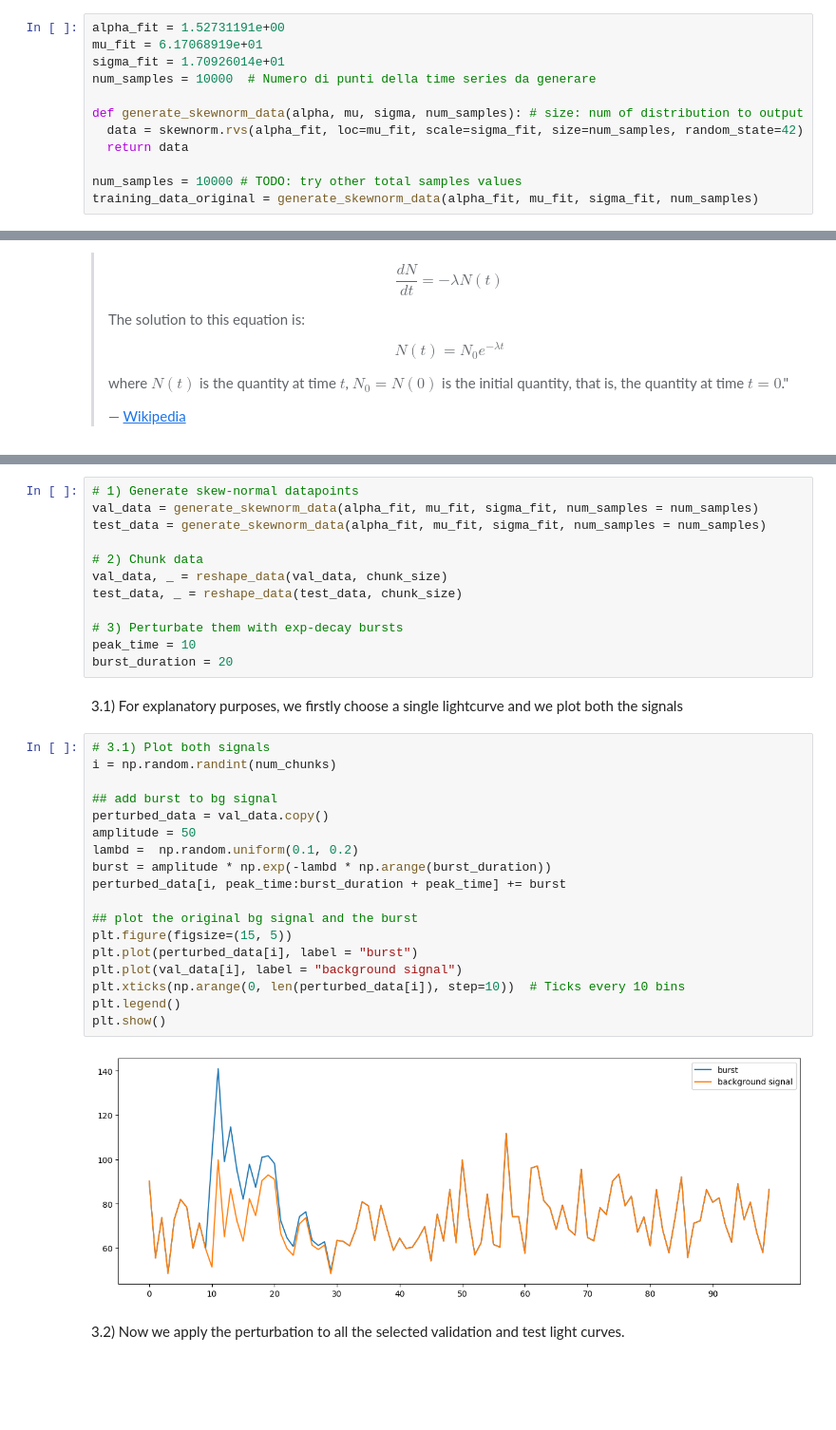
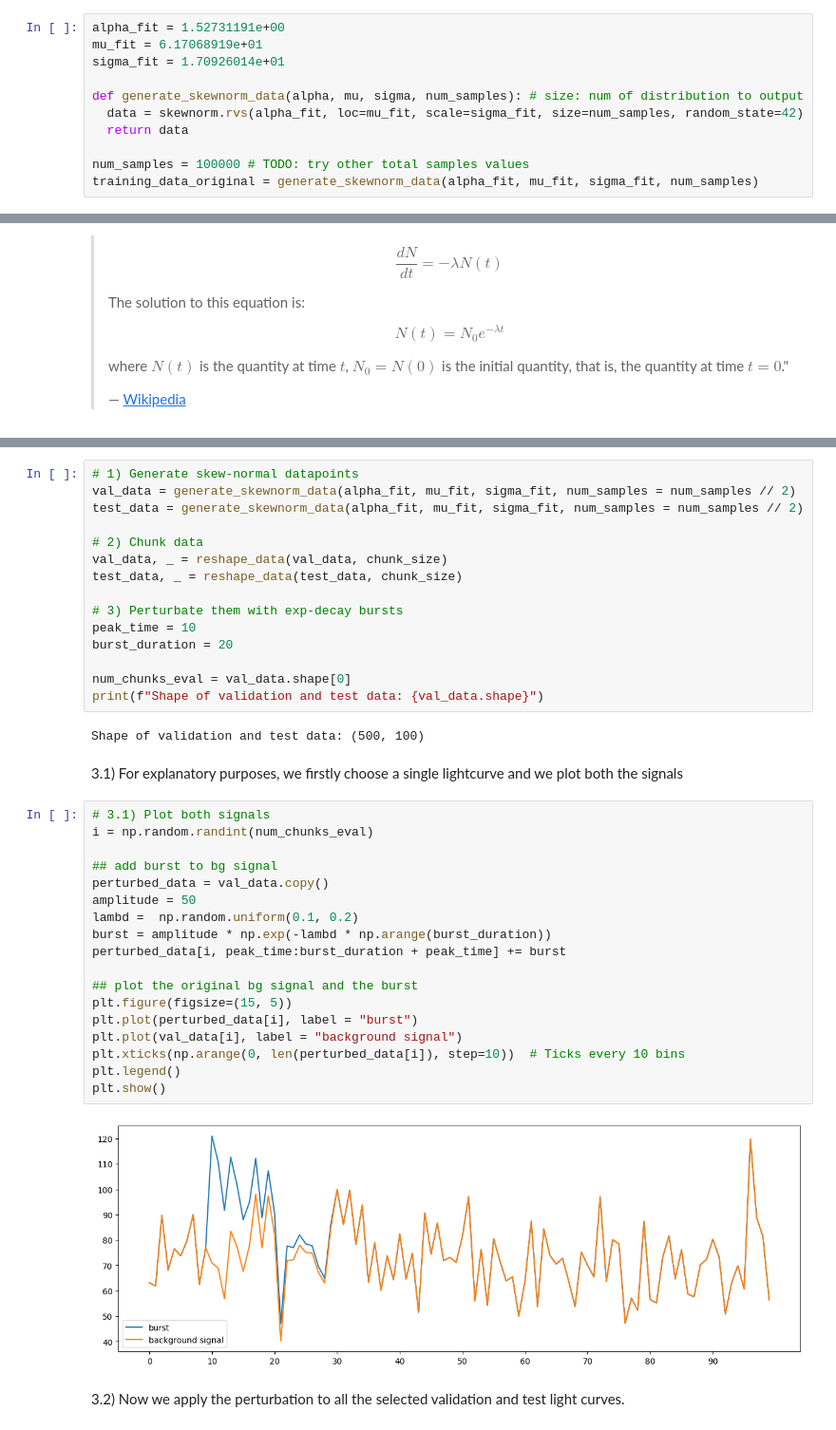
Before and after one commit to t-perniola/Denoising-Autoencoders-for-GRBs-detection, a Jupyter notebook: Denoising_Autoencoder_for_GRBs_detection.ipynb, the cells around one changed output, grey strips where cells are left out. Shown at 95% size. Drawn from its saved outputs; the diff is of its cells as text; blank space fills up the shorter version.

```diff
--- a/Denoising_Autoencoder_for_GRBs_detection.ipynb
+++ b/Denoising_Autoencoder_for_GRBs_detection.ipynb
@@ -40,13 +48,12 @@ We assume our data follows a **Skew-Normal** distribution, which is a simplifica
 alpha_fit = 1.52731191e+00
 mu_fit = 6.17068919e+01
 sigma_fit = 1.70926014e+01
-num_samples = 10000  # Numero di punti della time series da generare
 
 def generate_skewnorm_data(alpha, mu, sigma, num_samples): # size: num of distribution to output
   data = skewnorm.rvs(alpha_fit, loc=mu_fit, scale=sigma_fit, size=num_samples, random_state=42)
   return data
 
-num_samples = 10000 # TODO: try other total samples values
+num_samples = 100000 # TODO: try other total samples values
 training_data_original = generate_skewnorm_data(alpha_fit, mu_fit, sigma_fit, num_samples)
 # %% [markdown]
 ### Skew-Normal Distribution
@@ -121,8 +130,8 @@ Indeed, we follow the pipeline below:
 3.   Perturbing them with exponential-decay bursts
 # %%
 # 1) Generate skew-normal datapoints
-val_data = generate_skewnorm_data(alpha_fit, mu_fit, sigma_fit, num_samples = num_samples)
-test_data = generate_skewnorm_data(alpha_fit, mu_fit, sigma_fit, num_samples = num_samples)
+val_data = generate_skewnorm_data(alpha_fit, mu_fit, sigma_fit, num_samples = num_samples // 2)
+test_data = generate_skewnorm_data(alpha_fit, mu_fit, sigma_fit, num_samples = num_samples // 2)
 
 # 2) Chunk data
 val_data, _ = reshape_data(val_data, chunk_size)
@@ -131,28 +140,33 @@ test_data, _ = reshape_data(test_data, chunk_size)
 # 3) Perturbate them with exp-decay bursts
 peak_time = 10
 burst_duration = 20
+
+num_chunks_eval = val_data.shape[0]
+print(f"Shape of validation and test data: {val_data.shape}")
+# %% [output]
+Shape of validation and test data: (500, 100)
 # %% [markdown]
 3.1) For explanatory purposes, we firstly choose a single lightcurve and we plot both the signals
 # %%
 # 3.1) Plot both signals
-i = np.random.randint(num_chunks)
+i = np.random.randint(num_chunks_eval)
 
 ## add burst to bg signal
 perturbed_data = val_data.copy()
 amplitude = 50
 lambd =  np.random.uniform(0.1, 0.2)
 burst = amplitude * np.exp(-lambd * np.arange(burst_duration))
 perturbed_data[i, peak_time:burst_duration + peak_time] += burst
 
 ## plot the original bg signal and the burst
 plt.figure(figsize=(15, 5))
 plt.plot(perturbed_data[i], label = "burst")
 plt.plot(val_data[i], label = "background signal")
 plt.xticks(np.arange(0, len(perturbed_data[i]), step=10))  # Ticks every 10 bins
 plt.legend()
 plt.show()
 # %% [output]
-[figure, old version]
+[figure, new version]
 # %% [markdown]
  3.2) Now we apply the perturbation to all the selected validation and test light curves.
 # %%
```
Also changed, not shown: parts of 44 cells of this notebook.
